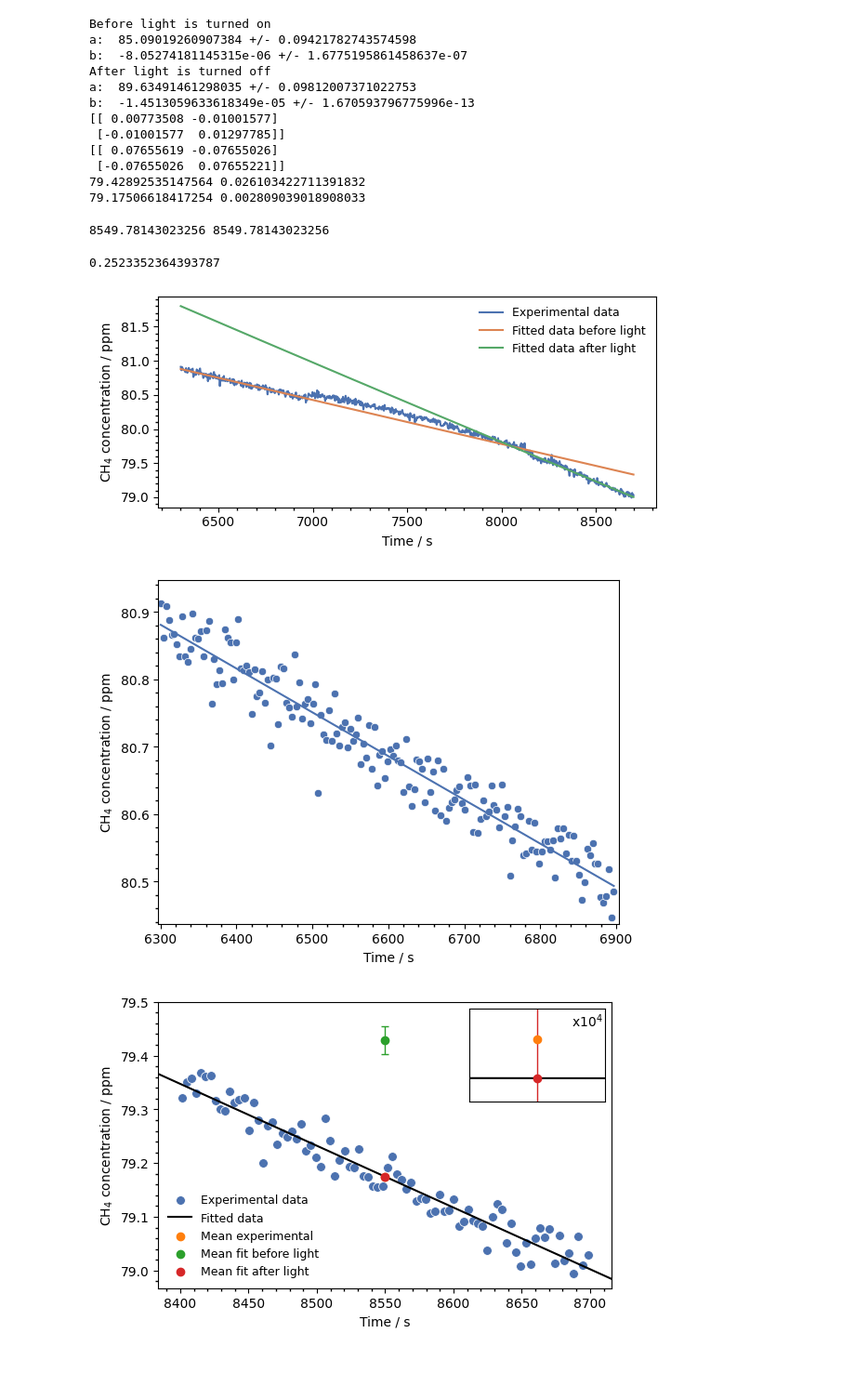
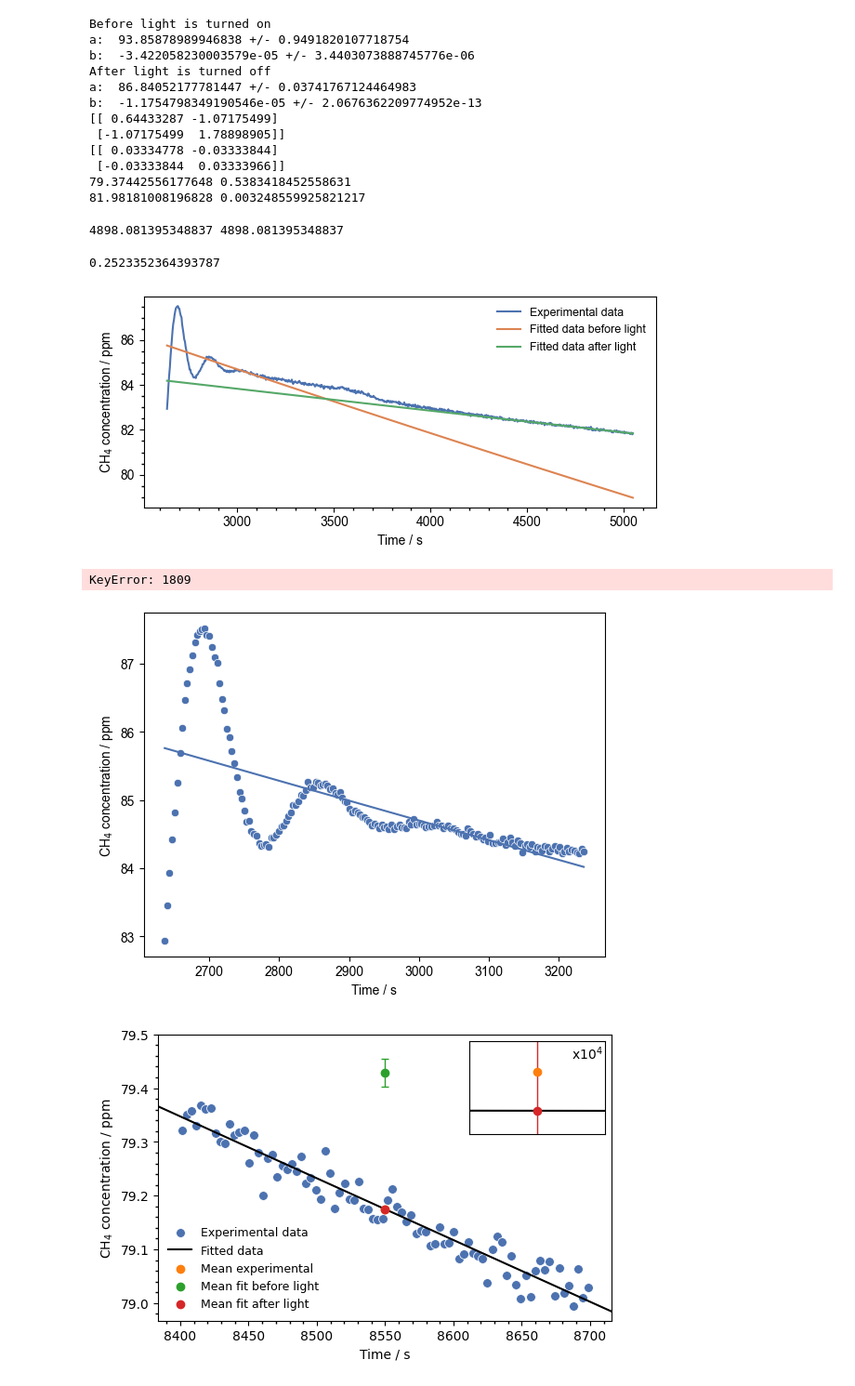
Before and after one commit to Normann25/Manganese-chlorides, a Jupyter notebook: Bachelor/Piccaro/data_treatment.ipynb, the cells around one changed output. Shown at 93% size. Drawn from its saved outputs; the diff is of its cells as text; code cells hidden in the pictures.

```diff
--- a/Bachelor/Piccaro/data_treatment.ipynb
+++ b/Bachelor/Piccaro/data_treatment.ipynb
@@ -47 +23,8 @@ full_df = full_df[::4]
+# %%
+path = '../../../../KU/Bachelor+Research/Data/Piccaro/'
+
+full_df = read_data(path)
+
+full_df = full_df.drop(drop_list, axis = 1)
+full_df['TIME'] = full_df['TIME'].astype(str)
 # %%
@@ -121,6 +98,6 @@ for i, time in enumerate(full_df['TIME']):
 # %%
-V_before, a_before, b_before, full_df['fit_before_light'], meanx_before = exp_fit(full_df['Sec'], 1810, 1981, full_df['HR_12CH4'])
-V_after, a_after, b_after, full_df['fit_after_light'], meanx_after = exp_fit(full_df['Sec'], 2410, 2496, full_df['HR_12CH4'])
+V_before, a_before, b_before, full_df['fit_before_light'], meanx_before = exp_fit(full_df['seconds'], 1810, 1981, full_df['HR_12CH4'])
+V_after, a_after, b_after, full_df['fit_after_light'], meanx_after = exp_fit(full_df['seconds'], 2410, 2496, full_df['HR_12CH4'])
 
 print('Before light is turned on')
 print('a: ', a_before, '+/-', np.sqrt(V_before[0][0]))
@@ -137,27 +114,27 @@ z_after = a_sym*exp(b_sym*meanx_after)
 y_before, yerror_before = geterrors_corr(z_before, [a_sym, b_sym], [a_before, b_before], V_before)
 y_after, yerror_after = geterrors_corr(z_after, [a_sym, b_sym], [a_after, b_after], V_after)
 
-mean_exp1 = np.array([[full_df['Sec'][2410:2496].mean(), meanx_after, meanx_after],
+mean_exp1 = np.array([[full_df['seconds'][2410:2496].mean(), meanx_after, meanx_after],
                       [full_df['HR_12CH4'][2410:2496].mean(), y_before, y_after]])
 print(y_before, yerror_before)
 print(y_after, yerror_after)
 # %% [output]
 Before light is turned on
-a:  85.09019260907384 +/- 0.09421782743574598
-b:  -8.05274181145315e-06 +/- 1.6775195861458637e-07
+a:  93.85878989946838 +/- 0.9491820107718754
+b:  -3.422058230003579e-05 +/- 3.4403073888745776e-06
 After light is turned off
-a:  89.63491461298035 +/- 0.09812007371022753
-b:  -1.4513059633618349e-05 +/- 1.670593796775996e-13
-[[ 0.00773508 -0.01001577]
- [-0.01001577  0.01297785]]
-[[ 0.07655619 -0.07655026]
- [-0.07655026  0.07655221]]
-79.42892535147564 0.026103422711391832
-79.17506618417254 0.002809039018908033
+a:  86.84052177781447 +/- 0.03741767124464983
+b:  -1.1754798349190546e-05 +/- 2.0676362209774952e-13
+[[ 0.64433287 -1.07175499]
+ [-1.07175499  1.78898905]]
+[[ 0.03334778 -0.03333844]
+ [-0.03333844  0.03333966]]
+79.37442556177648 0.5383418452558631
+81.98181008196828 0.003248559925821217
 # %%
-print(full_df['Sec'][2410:2496].mean(), meanx_after)
+print(full_df['seconds'][2410:2496].mean(), meanx_after)
 # %% [output]
-8549.78143023256 8549.78143023256
+4898.081395348837 4898.081395348837
 # %%
 79.4296829108239-79.17734767438452
 # %% [output]
@@ -167,9 +144,9 @@ print(full_df['Sec'][2410:2496].mean(), meanx_after)
 plt.figure(figsize = (6.3, 3))
 sns.set_palette('deep')
 
-ax = sns.lineplot(x = full_df['Sec'][1810:2496], y = full_df['HR_12CH4'][1810:2496], label = 'Experimental data')
-sns.lineplot(x = full_df['Sec'][1810:2496], y = full_df['fit_before_light'][1810:2496], label = 'Fitted data before light')
-sns.lineplot(x = full_df['Sec'][1810:2496], y = full_df['fit_after_light'][1810:2496], label = 'Fitted data after light')
+ax = sns.lineplot(x = full_df['seconds'][1810:2496], y = full_df['HR_12CH4'][1810:2496], label = 'Experimental data')
+sns.lineplot(x = full_df['seconds'][1810:2496], y = full_df['fit_before_light'][1810:2496], label = 'Fitted data before light')
+sns.lineplot(x = full_df['seconds'][1810:2496], y = full_df['fit_after_light'][1810:2496], label = 'Fitted data after light')
 
 ax.set_xlabel('Time / s')
 ax.set_ylabel('CH$_{4}$ concentration / ppm')
@@ -185,29 +162,30 @@ plt.tight_layout()
 plt.savefig('exp1_full.png', dpi = 150)
 plt.show()
 # %% [output]
-[figure, old version]
+[figure, new version]
 # %%
 # Experiment1 10 minutes before light on
 plt.figure()
 sns.set_palette('deep')
 
-ax = sns.scatterplot(x = full_df['Sec'][1810:1981], y = full_df['HR_12CH4'][1810:1981])
-sns.lineplot(x = full_df['Sec'][1810:1981], y = full_df['fit_before_light'][1810:1981])
+ax = sns.scatterplot(x = full_df['seconds'][1810:1981], y = full_df['HR_12CH4'][1810:1981])
+sns.lineplot(x = full_df['seconds'][1810:1981], y = full_df['fit_before_light'][1810:1981])
 
 ax.set_xlabel('Time / s')
 ax.set_ylabel('CH$_{4}$ concentration / ppm')
-ax.set_xlim(full_df['Sec'][1809], full_df['Sec'][1982])
+ax.set_xlim(full_df['seconds'][1809], full_df['seconds'][1982])
 ax.set_ylim(full_df['HR_12CH4'][1990], full_df['HR_12CH4'][1800])
 
 ax.xaxis.set_minor_locator(AutoMinorLocator())
 ax.yaxis.set_minor_locator(AutoMinorLocator())
 ax.tick_params(axis = 'both', which = 'major', direction = 'out', bottom = True, left = True)
 ax.tick_params(axis = 'both', which = 'minor', direction = 'out', width = 1, length = 2, bottom = True, left = True)
 
 plt.savefig('exp1_before_light.png')
 plt.show()
 # %% [output]
+KeyError: 1809
-[figure, old version]
+[figure, new version]
 # %%
 # Experiment1 5 minutes after light is turned off
 fig, ax = plt.subplots(1,1, figsize = (6.3, 4))
```
Also changed, not shown: parts of 15 cells of this notebook, 11 other files.
